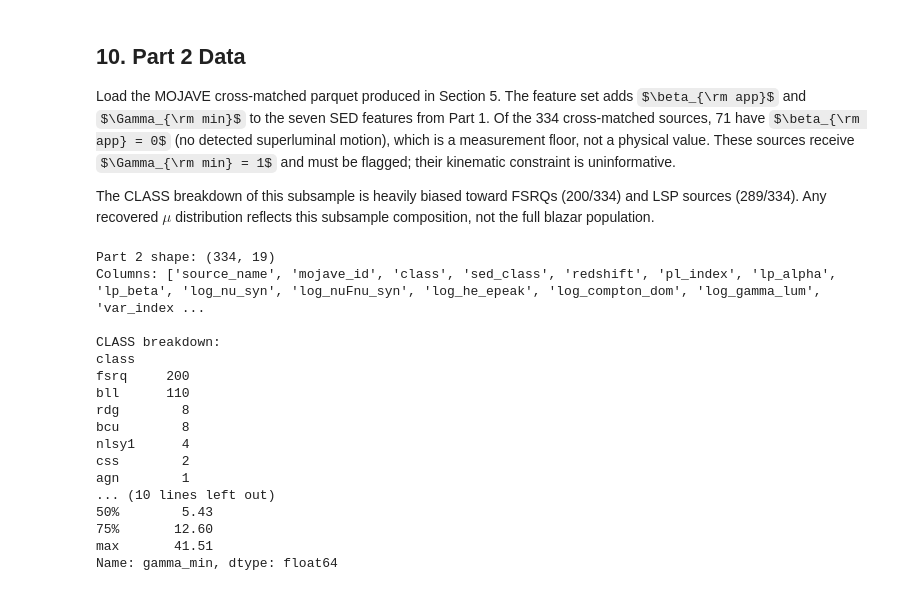
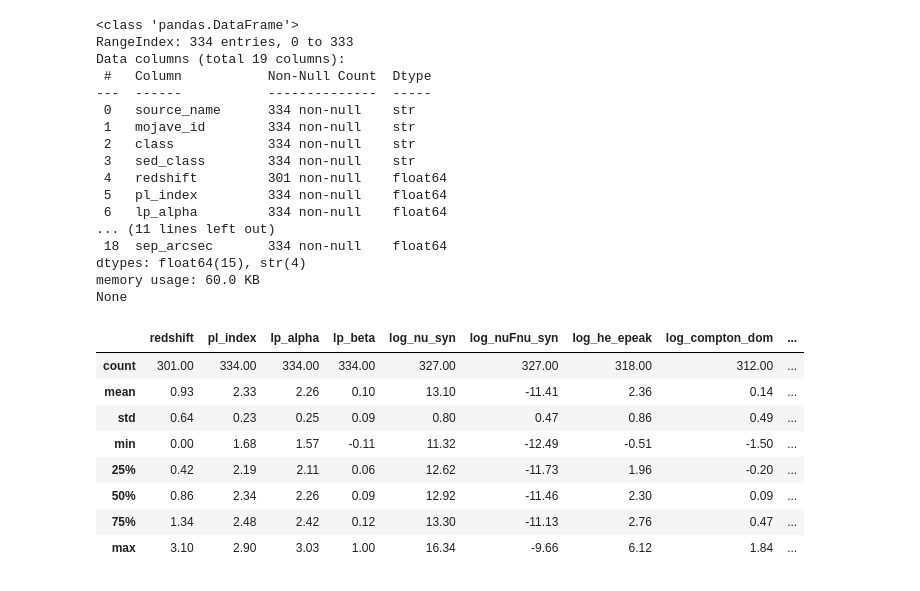
Before and after one commit to altjerue/ilwikak-ml, a Jupyter notebook: blazar_population_ml-p2.ipynb, the cells around one changed output. Saved outputs shown, nothing was run; the diff lists cells and outputs as text; code cells hidden in the pictures; some formulas as TeX source.

Commit message:
Consolidating introductions and section numbers

```diff
--- a/blazar_population_ml-p2.ipynb
+++ b/blazar_population_ml-p2.ipynb
@@ -51,14 +45,8 @@ In this notebook we address the second part of the project. Using the numerical
-# %% [markdown]
-## 10. Part 2 Data
-
-Load the MOJAVE cross-matched parquet produced in Section 5. The feature set adds $\beta_{\rm app}$ and $\Gamma_{\rm min}$ to the seven SED features from Part 1. Of the 334 cross-matched sources, 71 have $\beta_{\rm app} = 0$ (no detected superluminal motion), which is a measurement floor, not a physical value. These sources receive $\Gamma_{\rm min} = 1$ and must be flagged; their kinematic constraint is uninformative.
-
-The CLASS breakdown of this subsample is heavily biased toward FSRQs (200/334) and LSP sources (289/334). Any recovered $\mu$ distribution reflects this subsample composition, not the full blazar population.
 # %%
 import pandas as pd
 import numpy as np
 import matplotlib.pyplot as plt
-import matplotlib.colors as mcolors
+from pathlib import Path
 
 from sklearn.model_selection import train_test_split
 from sklearn.preprocessing import StandardScaler
@@ -68,29 +56,44 @@ from sklearn.metrics import mean_squared_error
 from sklearn.gaussian_process import GaussianProcessRegressor
 from sklearn.gaussian_process.kernels import RBF, WhiteKernel, ConstantKernel
 
-# Load Part 2 parquet
-p2 = pd.read_parquet("data/part2_4lac_mojave.parquet")
-print(f"Part 2 shape: {p2.shape}")
-print(f"Columns: {list(p2.columns)}")
-print(f"\nCLASS breakdown:")
-print(p2["class"].value_counts())
-print(f'\nbeta_app = 0 sources: {(p2["beta_app"] == 0).sum()}')
-print(f'gamma_min stats:\n{p2["gamma_min"].describe().round(2)}')
+# Paths
+DATA_DIR = Path("data/")
+LAC_H = DATA_DIR / "table-4LAC-DR3-h.fits"
+MOJAVE = DATA_DIR / "VizieR-MOJAVE-XVII.fit"
+
+# Plot style
+plt.rcParams.update({"figure.dpi": 120, "font.size": 11})
+CLASS_COLORS = {"bll": "steelblue", "fsrq": "tomato", "bcu": "green"}
+SED_COLORS = {"lsp": "tomato", "isp": "goldenrod", "hsp": "steelblue"}
-# %% [output]
-Part 2 shape: (334, 19)
-Columns: ['source_name', 'mojave_id', 'class', 'sed_class', 'redshift', 'pl_index', 'lp_alpha', 'lp_beta', 'log_nu_syn', 'log_nuFnu_syn', 'log_he_epeak', 'log_compton_dom', 'log_gamma_lum', 'var_index ...
-
-CLASS breakdown:
-class
-fsrq     200
-bll      110
-rdg        8
-bcu        8
-nlsy1      4
-css        2
-agn        1
-... (10 lines left out)
-50%        5.43
-75%       12.60
-max       41.51
-Name: gamma_min, dtype: float64
+# %%
+# Load Part 2 parquet
+matched_df = pd.read_parquet("data/part2_4lac_mojave.parquet")
+print(matched_df.info())
+matched_df.describe().round(2)
+# %% [output]
+<class 'pandas.DataFrame'>
+RangeIndex: 334 entries, 0 to 333
+Data columns (total 19 columns):
+ #   Column           Non-Null Count  Dtype
+---  ------           --------------  -----
+ 0   source_name      334 non-null    str
+ 1   mojave_id        334 non-null    str
+ 2   class            334 non-null    str
+ 3   sed_class        334 non-null    str
+ 4   redshift         301 non-null    float64
+ 5   pl_index         334 non-null    float64
+ 6   lp_alpha         334 non-null    float64
+... (11 lines left out)
+ 18  sep_arcsec       334 non-null    float64
+dtypes: float64(15), str(4)
+memory usage: 60.0 KB
+None
+|  | redshift | pl_index | lp_alpha | lp_beta | log_nu_syn | log_nuFnu_syn | log_he_epeak | log_compton_dom | ... |
+| count | 301.00 | 334.00 | 334.00 | 334.00 | 327.00 | 327.00 | 318.00 | 312.00 | ... |
+| mean | 0.93 | 2.33 | 2.26 | 0.10 | 13.10 | -11.41 | 2.36 | 0.14 | ... |
+| std | 0.64 | 0.23 | 0.25 | 0.09 | 0.80 | 0.47 | 0.86 | 0.49 | ... |
+| min | 0.00 | 1.68 | 1.57 | -0.11 | 11.32 | -12.49 | -0.51 | -1.50 | ... |
+| 25% | 0.42 | 2.19 | 2.11 | 0.06 | 12.62 | -11.73 | 1.96 | -0.20 | ... |
+| 50% | 0.86 | 2.34 | 2.26 | 0.09 | 12.92 | -11.46 | 2.30 | 0.09 | ... |
+| 75% | 1.34 | 2.48 | 2.42 | 0.12 | 13.30 | -11.13 | 2.76 | 0.47 | ... |
+| max | 3.10 | 2.90 | 3.03 | 1.00 | 16.34 | -9.66 | 6.12 | 1.84 | ... |
```
Also changed, not shown: parts of 4 cells of this notebook, 1 other file.
